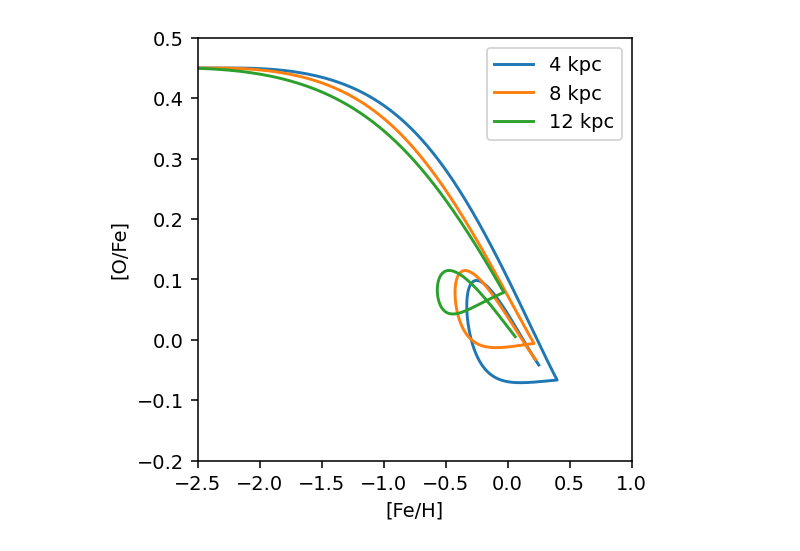
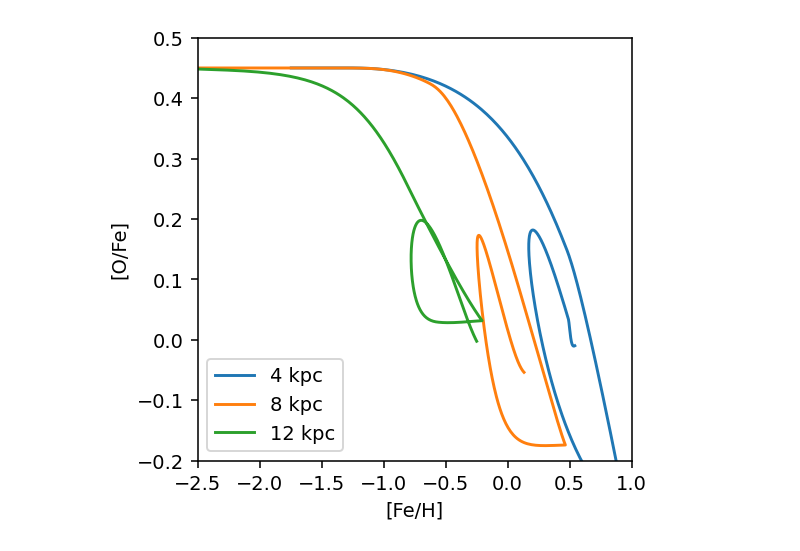
Before and after one commit to lodubay/galactic-dtd, a Jupyter notebook: notebooks/twoinfall.ipynb, the cells around one changed output. Saved outputs shown, nothing was run; the diff lists cells and outputs as text; code cells hidden in the pictures.

```diff
--- a/notebooks/twoinfall.ipynb
+++ b/notebooks/twoinfall.ipynb
@@ -10,4 +10,5 @@ import vice
 OUTPUT_DIR = Path('../src/data/onezone/twoinfall')
 END_TIME = 13.2
 DT = 0.01
+ZONE_WIDTH = 0.1
 SIMTIME = np.arange(0, END_TIME+DT, DT)
@@ -87,0 +63,13 @@ class spitoni_tau_star:
+# %%
+def gradient(radius):
+    return (
+        m.exp(-radius / THIN_DISK_SCALE_RADIUS) +
+        THICK_TO_THIN_RATIO * m.exp(-radius / THICK_DISK_SCALE_RADIUS)
+    )
+
+class twoinfall_gradient(twoinfall):
+    def __init__(self, radius, dr=ZONE_WIDTH, **kwargs):
+        super().__init__(radius, **kwargs)
+        area = m.pi * ((radius + dr)**2 - radius**2)
+        self.first.coeff *= area * gradient(radius)
+        self.second.coeff *= area * gradient(radius)
@@ -88,33 +106,52 @@ class spitoni_tau_star:
+# %%
+class twoinfall_inflow_metallicity:
+    def __init__(self, radius, rmax=6, Z_solar=0.014,
+                 second_infall_feh=-0.5, second_onset=second_onset):
+        if radius <= rmax:
+            self.second_inflow_metallicity = Z_solar * 10. ** second_infall_feh
+        else:
+            self.second_inflow_metallicity = 0.
+        self.second_onset = second_onset(radius)
+
+    def __call__(self, time):
+        if time < self.second_onset:
+            return 0.
+        else:
+            return self.second_inflow_metallicity
 # %%
 for galr in [4, 8, 12]:
     sz = vice.singlezone(
-        name=str(OUTPUT_DIR / f'spitoni{galr:02d}'),
-        func=spitoni_ifr(galr),
-        tau_star=spitoni_tau_star(galr),
+        name=str(OUTPUT_DIR / f'twoinfall{galr:02d}'),
+        func=twoinfall_gradient(galr, first_timescale=0.1, second_timescale=3),
+        tau_star=twoinfall_tau_star(galr),
         mode='ifr',
-        eta=0,
+        eta=vice.milkyway.default_mass_loading(galr),
         Mg0=0,
         elements=('fe', 'o'),
         dt=DT,
         recycling='continuous',
         RIa=exponential(timescale=1.5),
         delay=0.04,
-        schmidt=True
+        schmidt=False,
+        Zin={},
+        Z_solar = 0.014
     )
+    sz.Zin['fe'] = twoinfall_inflow_metallicity(galr, second_infall_feh=-1.5)
+    sz.Zin['o'] = twoinfall_inflow_metallicity(galr, second_infall_feh=-0.5)
     sz.run(SIMTIME, overwrite=True)
 
 fig, ax = plt.subplots(figsize=(4, 4), dpi=140)
 for galr in [4, 8, 12]:
-    hist = vice.history(str(OUTPUT_DIR / f'spitoni{galr:02d}'))
+    hist = vice.history(str(OUTPUT_DIR / f'twoinfall{galr:02d}'))
     ax.plot(hist['[fe/h]'], hist['[o/fe]'], label='%s kpc' % galr)
 ax.set_xlim((-2.5, 1))
 ax.set_ylim((-0.2, 0.5))
 ax.set_xlabel('[Fe/H]')
 ax.set_ylabel('[O/Fe]')
 ax.legend()
 plt.show()
 # %% [output]
-[figure, old version]
+[figure, new version]
 # %%
 fig, ax = plt.subplots(figsize=(5, 3), dpi=140)
 for galr in [4, 8, 12]:
```
Also changed, not shown: parts of 11 cells of this notebook, 12 other files.
